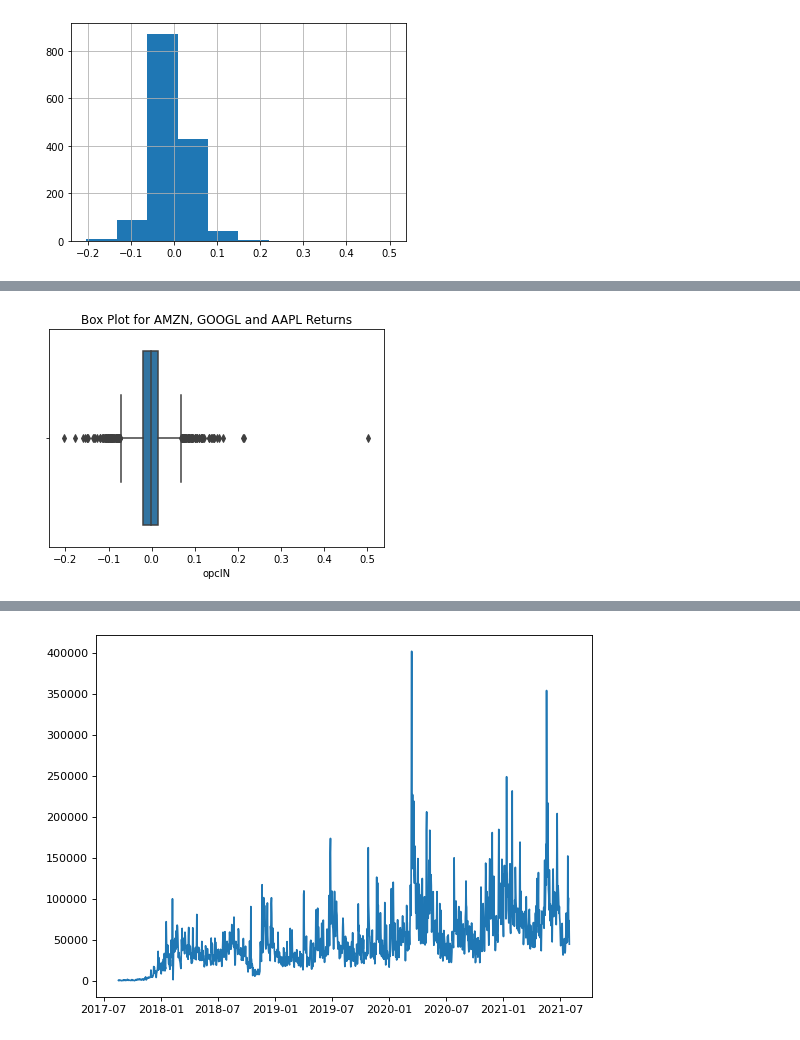
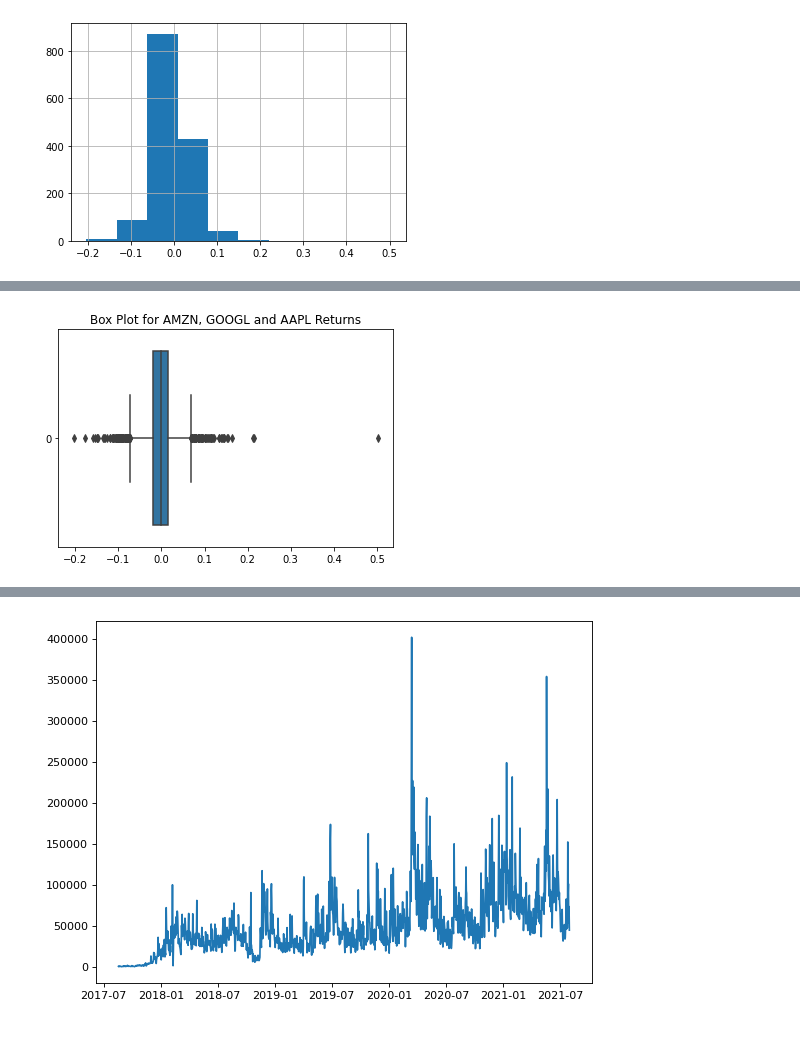
Before and after one commit to zachHFT/Optimal-Cryptocurrency-Trading-Strategies, a Jupyter notebook: eda.ipynb, the cells around one changed output, grey strips where cells are left out. Cells and saved outputs as stored; diff of their text form; code cells hidden in the pictures.

```diff
--- a/eda.ipynb
+++ b/eda.ipynb
@@ -135,6 +138,8 @@ df['opclN'].hist()
 # %%
-sns.boxplot(df['opclN'])
+# Box plot of changing price.
+
+sns.boxplot(data = df['opclN'], orient="h")
 plt.title('Box Plot for AMZN, GOOGL and AAPL Returns')
 plt.show()
 # %% [output]
-[figure, old version]
+[figure, new version]
```
Also changed, not shown: parts of 11 cells of this notebook.
